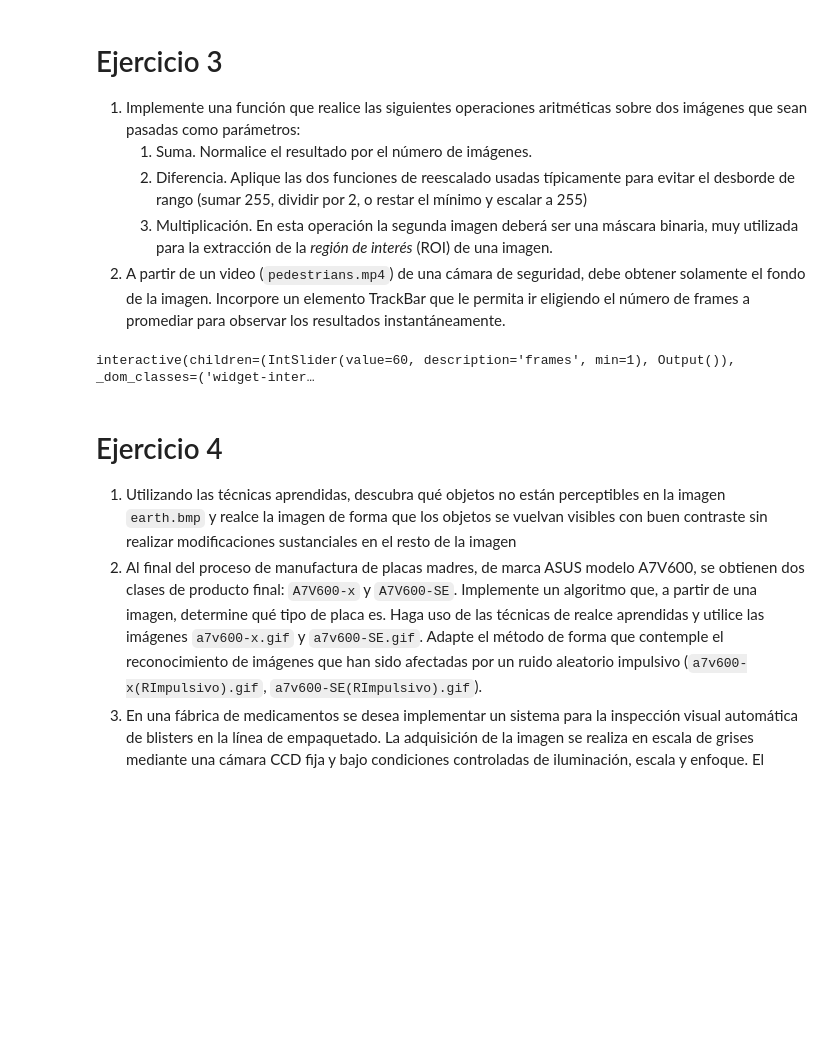
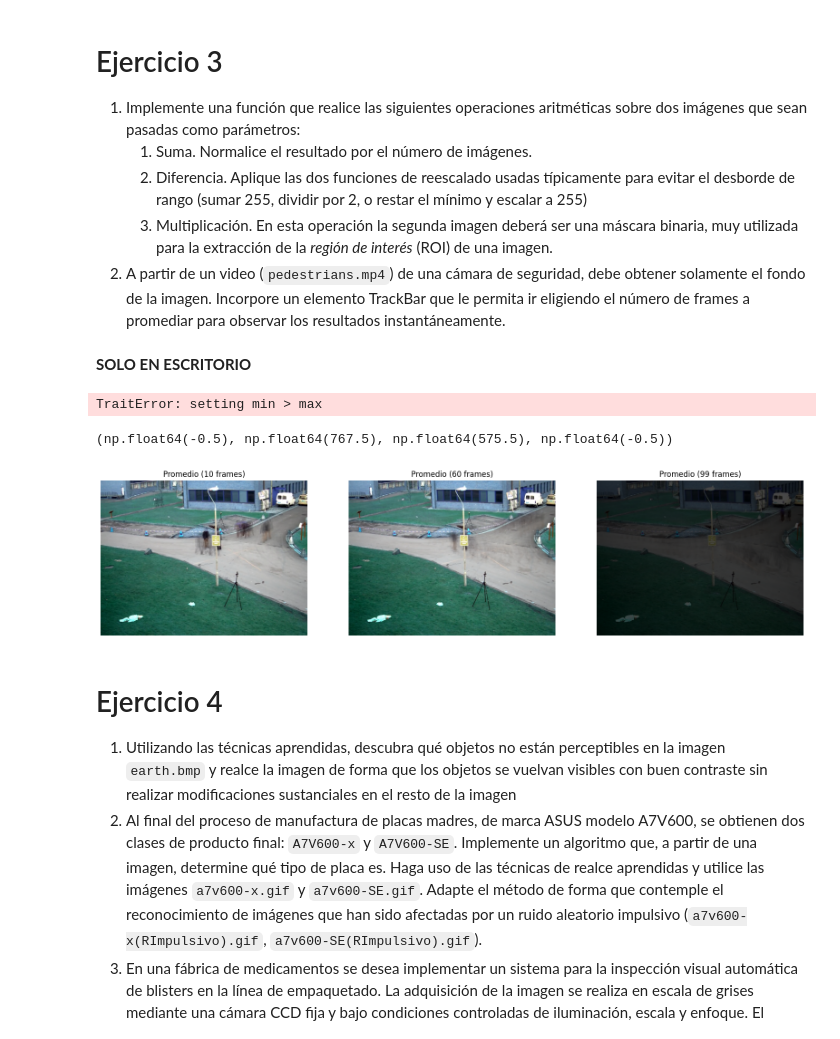
Before and after one commit to Lucasa98/pdi-2026, a Jupyter notebook: practica/tp2a.ipynb, the cells around one changed output. Drawn from its saved outputs; the diff is of its cells as text; code cells hidden in the pictures; blank space fills up the shorter version.

```diff
--- a/practica/tp2a.ipynb
+++ b/practica/tp2a.ipynb
@@ -131,22 +198,54 @@ ax[1,2].imshow(cv2.LUT(img, lut_pot), cmap='gray');
    2. Diferencia. Aplique las dos funciones de reescalado usadas típicamente para evitar el desborde de rango (sumar 255, dividir por 2, o restar el mínimo y escalar a 255)
    3. Multiplicación. En esta operación la segunda imagen deberá ser una máscara binaria, muy utilizada para la extracción de la *región de interés* (ROI) de una imagen.
 2. A partir de un video (`pedestrians.mp4`) de una cámara de seguridad, debe obtener solamente el fondo de la imagen. Incorpore un elemento TrackBar que le permita ir eligiendo el número de frames a promediar para observar los resultados instantáneamente.
+# %%
+def promedioVideo(vid: cv2.VideoCapture, frames: int) -> cv2.typing.MatLike:
+    max_frames = min(frames, int(vid.get(cv2.CAP_PROP_FRAME_COUNT)))
+    count = 0
+    img_final = None
+    success, img = vid.read()
+    while success and count < max_frames:
+        if img_final is None:
+            img_final = np.float32(img)
+        else:
+            img_final += img
+        success, img = vid.read()
+        count += 1
+    img_final /= max_frames
+    return np.uint8(img_final)
+# %% [markdown]
+**SOLO EN ESCRITORIO**
 # %%
 from ipywidgets import interact, IntSlider
 
-vid = cv2.VideoCapture("pedestrians.mp4")
-
-max_frames = int(vid.get(cv2.CAP_PROP_FRAME_COUNT))
-@interact(max_frames = IntSlider(min = 1, max = max_frames, step = 1, value = 60, description="frames"))
-
-def update(max_frames):
-    vid.set(cv2.CAP_PROP_POS_FRAMES, 0)
-    img = helpers.promedioVideo(vid, max_frames)
-    plt.imshow(img)
-    plt.axis('off')
-    plt.show();
+#vid = cv2.VideoCapture("pedestrians.mp4")
+#
+#max_frames = int(vid.get(cv2.CAP_PROP_FRAME_COUNT))
+#@interact(max_frames = IntSlider(min = 1, max = max_frames, step = 1, value = 60, description="frames"))
+#
+#def update(max_frames):
+#    vid.set(cv2.CAP_PROP_POS_FRAMES, 0)
+#    img = promedioVideo(vid, max_frames)
+#    plt.imshow(img)
+#    plt.axis('off')
+#    plt.show();
 # %% [output]
-interactive(children=(IntSlider(value=60, description='frames', min=1), Output()), _dom_classes=('widget-inter…
+TraitError: setting min > max
+# %%
+vid = cv2.VideoCapture("imagenes/pedestrians.mp4")
+
+img1 = promedioVideo(vid, 10)
+img2 = promedioVideo(vid, 60)
+img3 = promedioVideo(vid, 99)
+
+fig, ax = plt.subplots(1, 3, figsize=(20,10))
+
+ax[0].imshow(img1); ax[0].set_title(f"Promedio ({10} frames)"); ax[0].axis('off')
+ax[1].imshow(img2); ax[1].set_title(f"Promedio ({60} frames)"); ax[1].axis('off')
+ax[2].imshow(img3); ax[2].set_title(f"Promedio ({99} frames)"); ax[2].axis('off')
+# %% [output]
+(np.float64(-0.5), np.float64(767.5), np.float64(575.5), np.float64(-0.5))
+[figure, added]
 # %% [markdown]
 # Ejercicio 4
 
```
Also changed, not shown: parts of 7 cells of this notebook, 8 other files.
